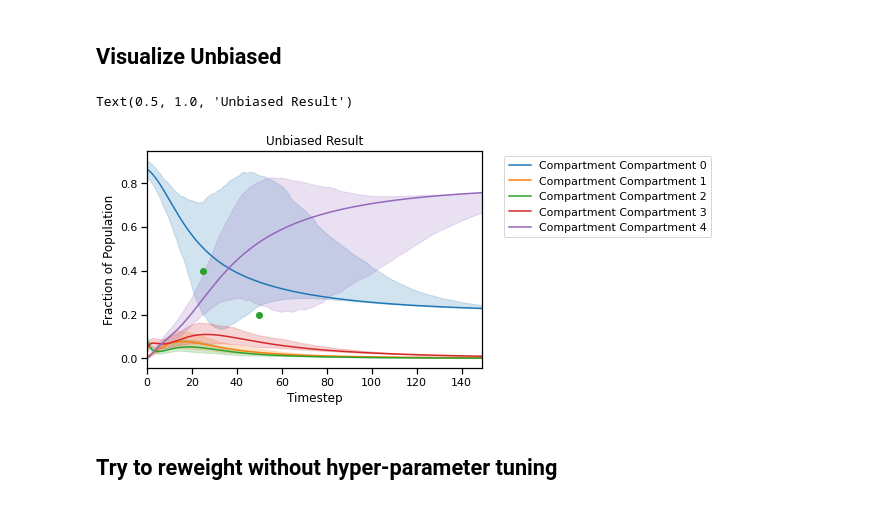
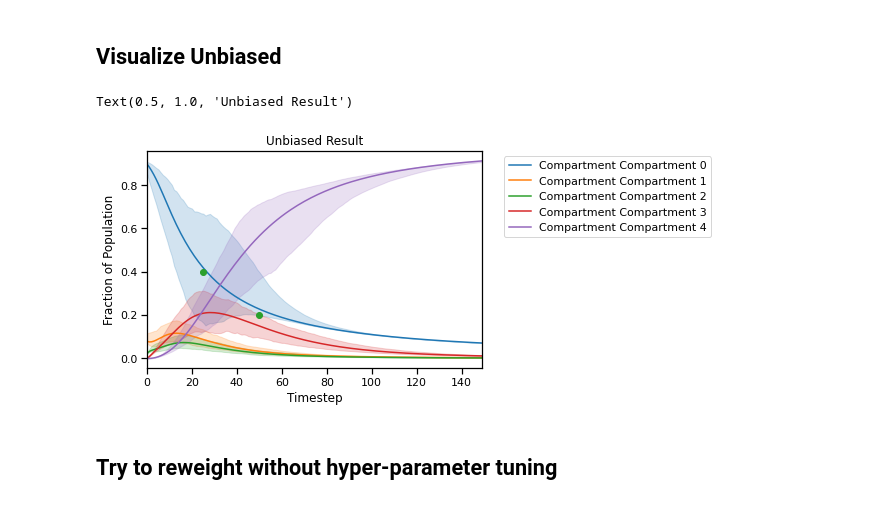
Before and after one commit to ur-whitelab/py0, a Jupyter notebook: examples/Algorithm2.ipynb, the cells around one changed output. Drawn from its saved outputs; the diff is of its cells as text; code cells hidden in the pictures.

```diff
--- a/examples/Algorithm2.ipynb
+++ b/examples/Algorithm2.ipynb
@@ -20,9 +20,6 @@ sns.set_context('notebook')
 # %%
 M = 3
 R = np.abs(np.random.normal(size=(M,M), loc=1.25))
-# make some elements zero
-R[0,2] = 0
-R[1,2] = 0
 R = R / np.sum(R, axis=1).reshape(M,1)
 R, np.sum(R, axis=1)
 # %% [output]
@@ -33,12 +30,8 @@ R, np.sum(R, axis=1)
 # %%
 # compartment parameters
 compartments = ['E', 'A', 'I', 'R']
-infections_compartments = [1,2]
 C = len(compartments)
-tmat = maxentep.TransitionMatrix(1.0, compartments)
-tmat.add_norm_dist('E', 'A', 5, 2)
-tmat.add_norm_dist('A', 'I', 3, 2)
-tmat.add_norm_dist('I', 'R', 14, 4)
-T = tmat.sample(1)[0]
-np.sum(T, axis=1)
-T
+tmat = maxentep.TransitionMatrix(compartments, [1,2])
+tmat.add_transition('E', 'A', 5, 3)
+tmat.add_transition('A', 'I', 3, 2)
+tmat.add_transition('I', 'R', 14, 5)
@@ -53,5 +38,7 @@ start[0, 1] = 0.1
+# %%
+start_logits = np.ones((M,))
 # %% [markdown]
 ## Set-up unbiased Joint
 # %%
-unbiased_model = maxentep.parameter_joint(start, R, T, 0.2, name='unbiased')
-unbiased_joint = unbiased_model(tf.constant([1.]))
+unbiased_model = maxentep.ParameterJoint(start_logits, R, tmat, name='unbiased')
+unbiased_model(tf.constant([1.]))
@@ -99,15 +184,15 @@ maxent_model.compile(tf.keras.optimizers.Adam(learning_rate=1e-2), 'mean_squared
 # %% [markdown]
 ## Visualize Unbiased
 # %%
-psample = [j.sample(param_batch_size) for j in unbiased_joint]
+psample = unbiased_model.sample(param_batch_size)
 trajs = meta_model(*psample)
 maxentep.traj_quantile(trajs[:,:,0,:])
 plt.plot(25, r1.target, 'o', color='C2')
 plt.plot(50, r2.target, 'o', color='C2')
 plt.title('Unbiased Result')
 # %% [output]
 Text(0.5, 1.0, 'Unbiased Result')
-[figure, old version]
+[figure, new version]
 # %% [markdown]
 ## Try to reweight without hyper-parameter tuning
 # %%
```
Also changed, not shown: parts of 38 cells of this notebook, 11 other files.
